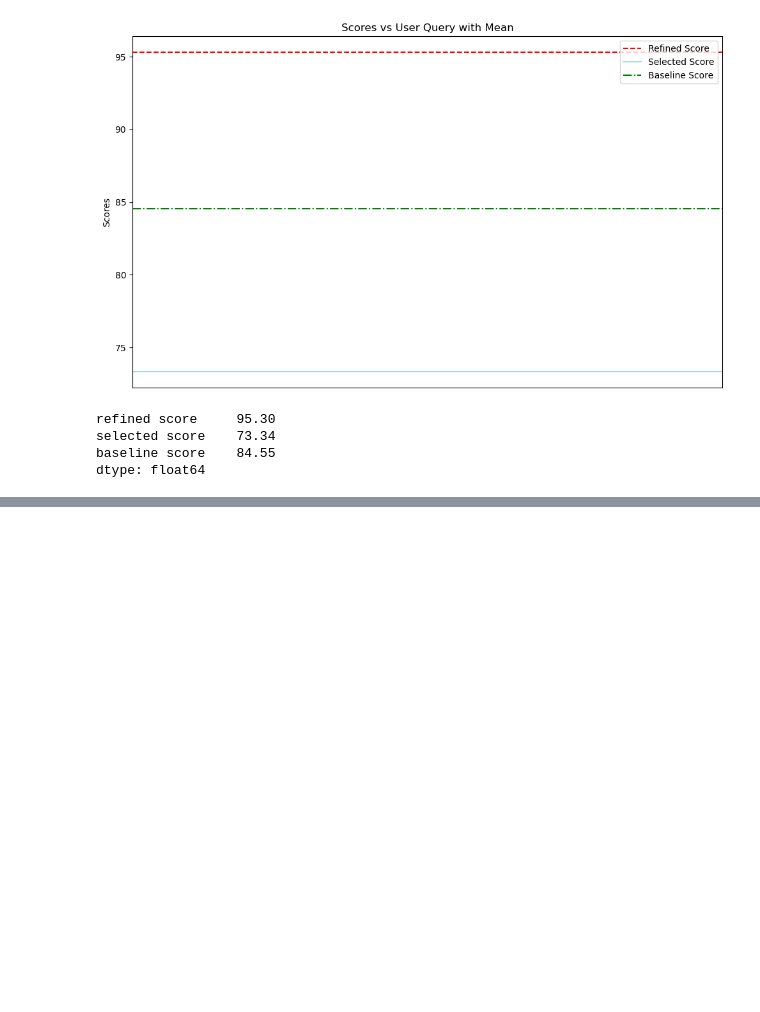
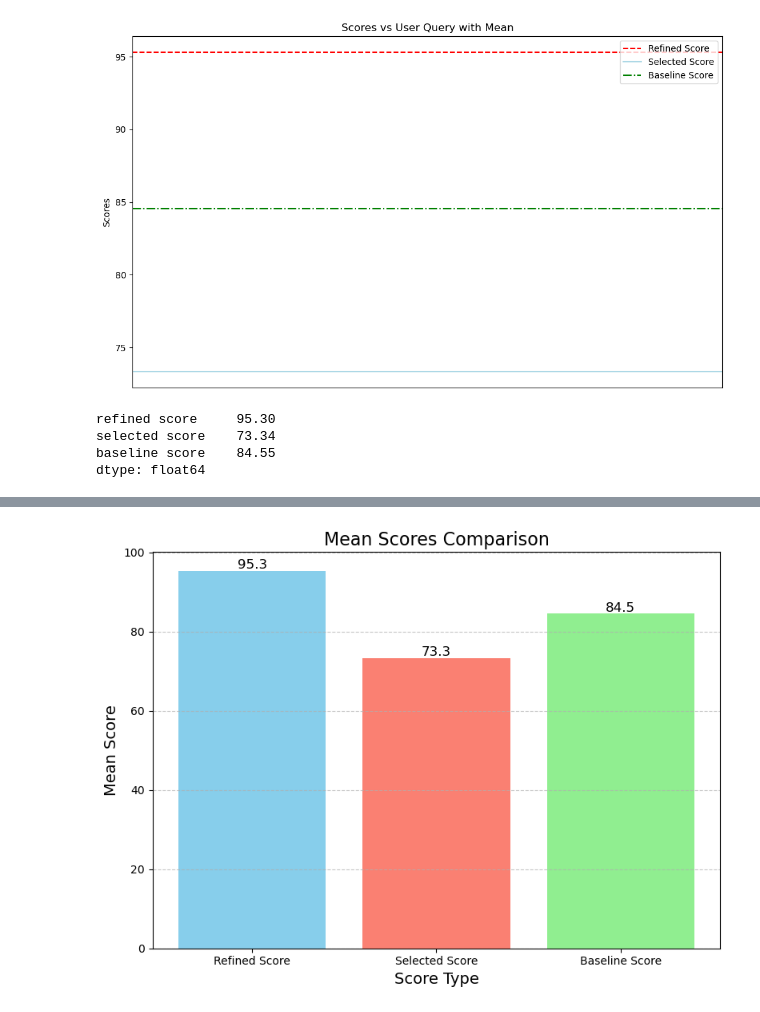
Before and after one commit to ece1786-2024/PlanIt, a Jupyter notebook: results/generate_20_results.ipynb, the cells around one changed output, grey strips where cells are left out. Saved outputs shown, nothing was run; the diff lists cells and outputs as text; code cells hidden in the pictures; blank space fills up the shorter version.

```diff
--- a/results/generate_20_results.ipynb
+++ b/results/generate_20_results.ipynb
@@ -190,0 +225,26 @@ dtype: float64
+# %%
+import matplotlib.pyplot as plt
+
+# Calculate the means
+mean_scores = {
+    "Refined Score": df["refined score"].mean(),
+    "Selected Score": df["selected score"].mean(),
+    "Baseline Score": df["baseline score"].mean()
+}
+
+# Bar graph for the mean scores
+plt.figure(figsize=(8, 6))
+plt.bar(mean_scores.keys(), mean_scores.values(), color=["skyblue", "salmon", "lightgreen"])
+
+# Add labels, title, and annotations
+plt.title("Mean Scores Comparison", fontsize=16)
+plt.ylabel("Mean Score", fontsize=14)
+plt.xlabel("Score Type", fontsize=14)
+for i, v in enumerate(mean_scores.values()):
+    plt.text(i, v + 0.5, f"{v:.1f}", ha='center', fontsize=12)  # Annotate the bars with their values
+
+plt.grid(axis='y', linestyle='--', alpha=0.7)
+plt.tight_layout()
+plt.show()
+# %% [output]
+[figure, added]
```
Also changed, not shown: parts of 1 cell of this notebook, 1 other file.
